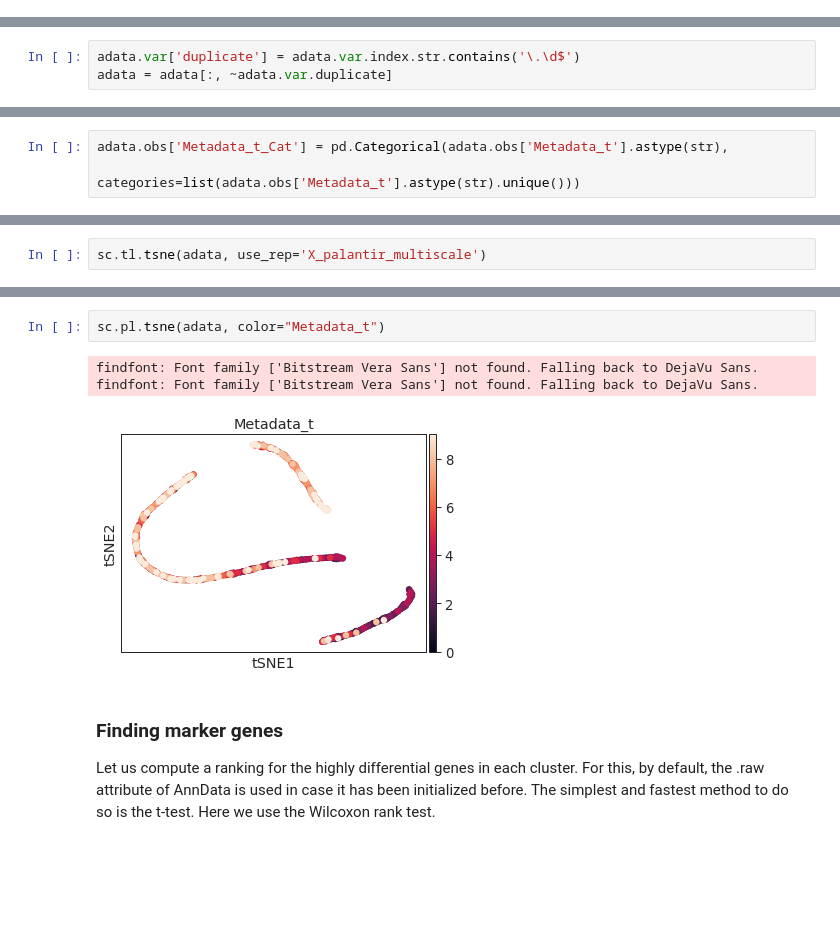
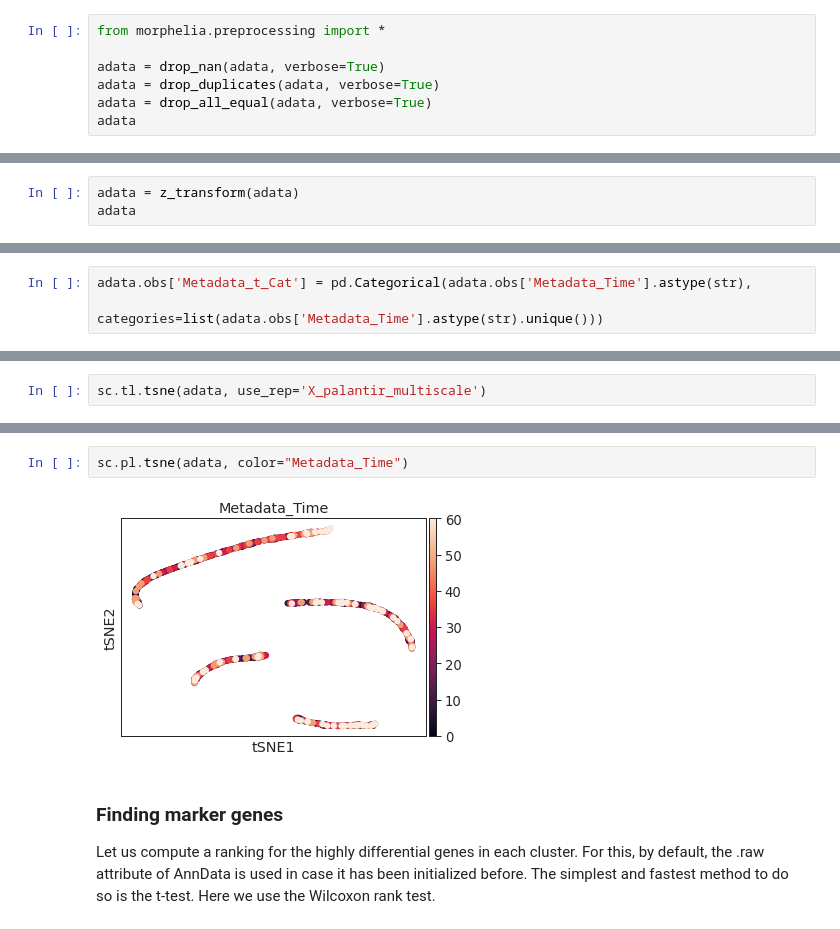
Before and after one commit to marx-alex/Morphelia, a Jupyter notebook: docs/aggregated_data.ipynb, the cells around one changed output, grey strips where cells are left out. Drawn from its saved outputs; the diff is of its cells as text; blank space fills up the shorter version.

```diff
--- a/docs/aggregated_data.ipynb
+++ b/docs/aggregated_data.ipynb
@@ -23,3 +26,10 @@ adata
 # %% [output]
 AnnData object with n_obs × n_vars = 720 × 3121
     obs: 'BatchNumber', 'PlateNumber', 'ImageNumber', 'ObjectNumber', 'Metadata_Col', 'Metadata_Field', 'Metadata_FileLocation', 'Metadata_Frame', 'Metadata_Row', 'Metadata_Series', 'Metadata_Well', ' ...
+# %%
+from morphelia.preprocessing import *
+
+adata = drop_nan(adata, verbose=True)
+adata = drop_duplicates(adata, verbose=True)
+adata = drop_all_equal(adata, verbose=True)
+adata
@@ -83,3 +101,0 @@ Next, we drop redundant features that end with .*integer*
-# %%
-adata.var['duplicate'] = adata.var.index.str.contains('\.\d$')
-adata = adata[:, ~adata.var.duplicate]
@@ -151,0 +174,3 @@ for id in adata.obs[by].unique():
+# %%
+adata = z_transform(adata)
+adata
@@ -255,8 +269,8 @@ sc.pl.umap(adata, color=['Metadata_Treatment_Pe', 'Metadata_Treatment_Ins'])
 import scanpy.external as sce
 import pandas as pd
 # %%
-adata.obs['Metadata_t_Cat'] = pd.Categorical(adata.obs['Metadata_t'].astype(str),
-                                             categories=list(adata.obs['Metadata_t'].astype(str).unique()))
+adata.obs['Metadata_t_Cat'] = pd.Categorical(adata.obs['Metadata_Time'].astype(str),
+                                             categories=list(adata.obs['Metadata_Time'].astype(str).unique()))
 # %%
 sce.tl.harmony_timeseries(adata, tp='Metadata_t_Cat', n_components=50)
 # %% [output]
@@ -319,9 +343,7 @@ adata.obs
 # %%
-sc.pl.tsne(adata, color="Metadata_t")
+sc.pl.tsne(adata, color="Metadata_Time")
 # %% [output]
-findfont: Font family ['Bitstream Vera Sans'] not found. Falling back to DejaVu Sans.
-findfont: Font family ['Bitstream Vera Sans'] not found. Falling back to DejaVu Sans.
-[figure, old version]
+[figure, new version]
 # %% [markdown]
 ### Finding marker genes
 Let us compute a ranking for the highly differential genes in each cluster.
```
Also changed, not shown: parts of 23 cells of this notebook, 18 other files.
